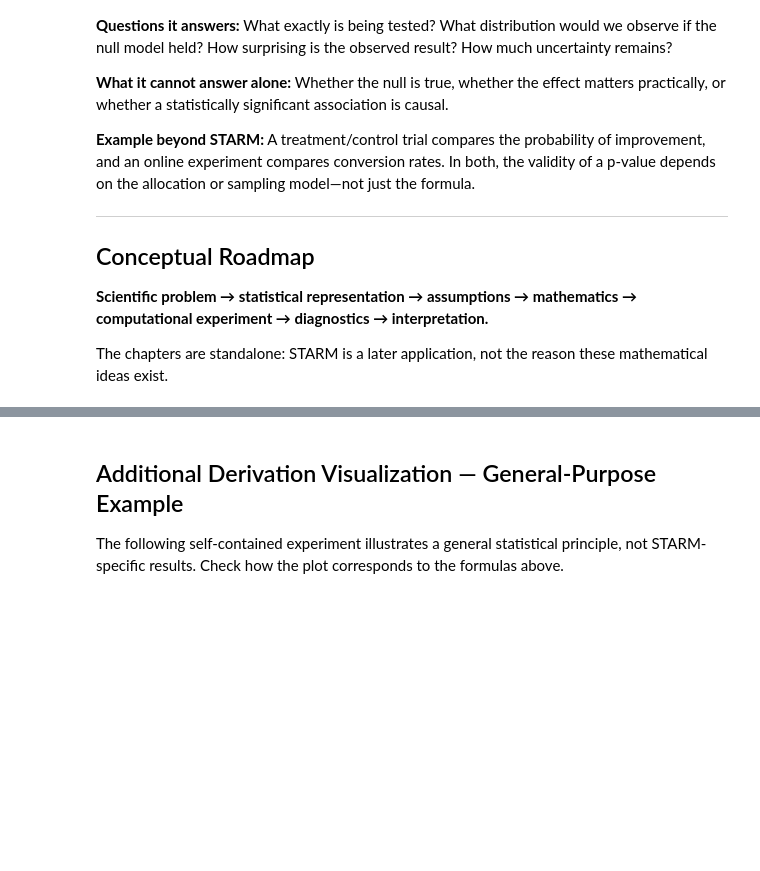
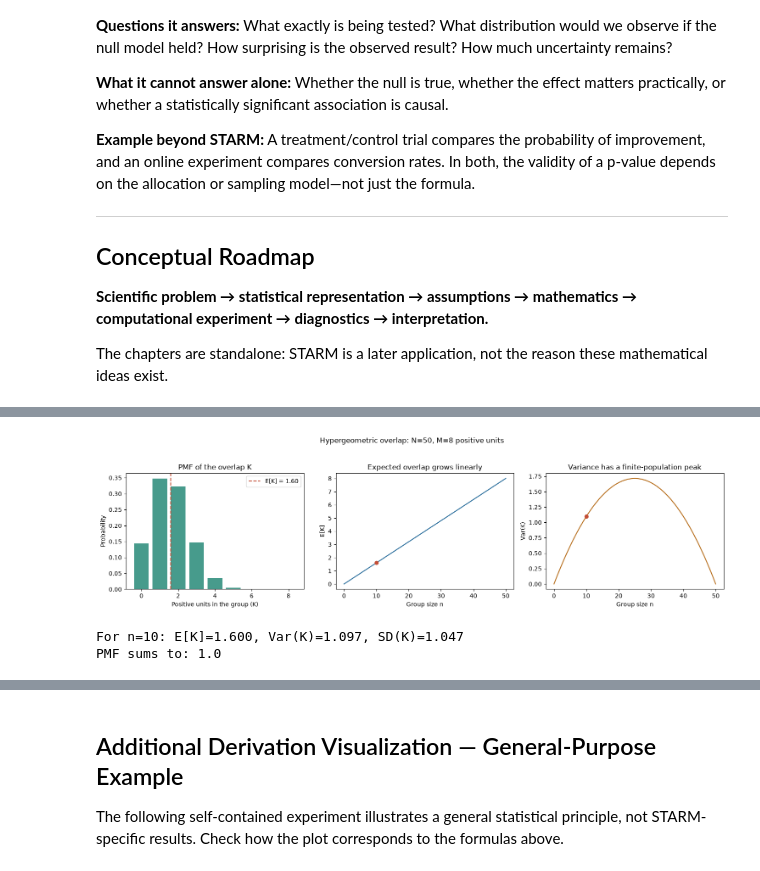
Before and after one commit to gisyaliny/math, a Jupyter notebook: docs/Spatial-statistics/Chapter_B_statistical_hypothesis_testing.ipynb, the cells around one changed output, grey strips where cells are left out. Drawn from its saved outputs; the diff is of its cells as text; code cells hidden in the pictures; blank space fills up the shorter version.

```diff
--- a/docs/Spatial-statistics/Chapter_B_statistical_hypothesis_testing.ipynb
+++ b/docs/Spatial-statistics/Chapter_B_statistical_hypothesis_testing.ipynb
@@ -58,0 +80,51 @@ Before running code, write down which observations are assumed independent or ex
+# %%
+import numpy as np
+import matplotlib.pyplot as plt
+from scipy.stats import hypergeom
+
+# 50 neighborhoods, 8 positive outcomes, and a fixed group of 10 neighborhoods.
+population_size = 50
+total_positives = 8
+group_size = 10
+possible_overlaps = np.arange(
+    max(0, group_size - (population_size - total_positives)),
+    min(group_size, total_positives) + 1,
+)
+overlap_pmf = hypergeom.pmf(
+    possible_overlaps, population_size, total_positives, group_size
+)
+expected_overlap = hypergeom.mean(population_size, total_positives, group_size)
+variance_overlap = hypergeom.var(population_size, total_positives, group_size)
+
+fig, axes = plt.subplots(1, 3, figsize=(15, 4))
+axes[0].bar(possible_overlaps, overlap_pmf, color="#278a78", alpha=0.85)
+axes[0].axvline(expected_overlap, color="#c34e36", linestyle="--", label=f"E[K] = {expected_overlap:.2f}")
+axes[0].set(title="PMF of the overlap K", xlabel="Positive units in the group (K)", ylabel="Probability")
+axes[0].legend()
+
+candidate_group_sizes = np.arange(population_size + 1)
+positive_fraction = total_positives / population_size
+expected_by_group_size = candidate_group_sizes * positive_fraction
+variance_by_group_size = (
+    candidate_group_sizes
+    * positive_fraction
+    * (1 - positive_fraction)
+    * (population_size - candidate_group_sizes)
+    / (population_size - 1)
+)
+axes[1].plot(candidate_group_sizes, expected_by_group_size, color="#276c9b")
+axes[1].scatter([group_size], [expected_overlap], color="#c34e36", zorder=3)
+axes[1].set(title="Expected overlap grows linearly", xlabel="Group size n", ylabel="E[K]")
+axes[2].plot(candidate_group_sizes, variance_by_group_size, color="#b66c19")
+axes[2].scatter([group_size], [variance_overlap], color="#c34e36", zorder=3)
+axes[2].set(title="Variance has a finite-population peak", xlabel="Group size n", ylabel="Var(K)")
+fig.suptitle("Hypergeometric overlap: N=50, M=8 positive units", y=1.04)
+fig.tight_layout()
+plt.show()
+
+print(f"For n={group_size}: E[K]={expected_overlap:.3f}, Var(K)={variance_overlap:.3f}, SD(K)={np.sqrt(variance_overlap):.3f}")
+print("PMF sums to:", overlap_pmf.sum())
+# %% [output]
+[figure, added]
+For n=10: E[K]=1.600, Var(K)=1.097, SD(K)=1.047
+PMF sums to: 1.0
```
Also changed, not shown: parts of 7 cells of this notebook, 3 other files.
